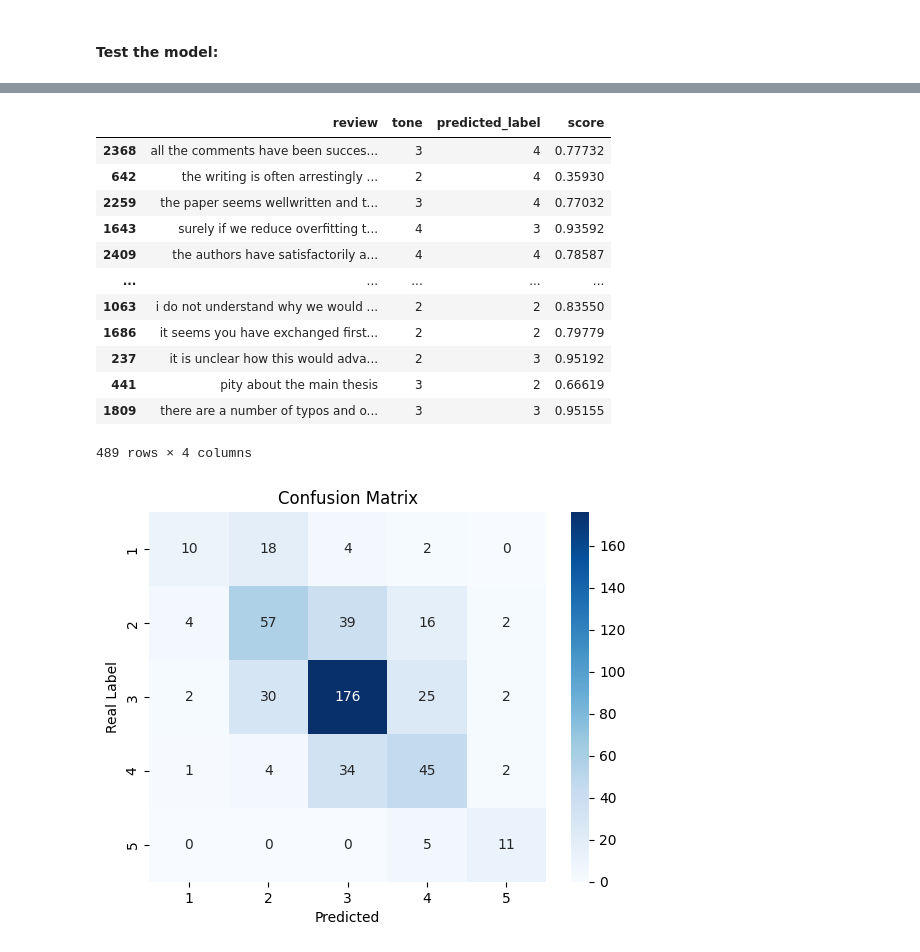
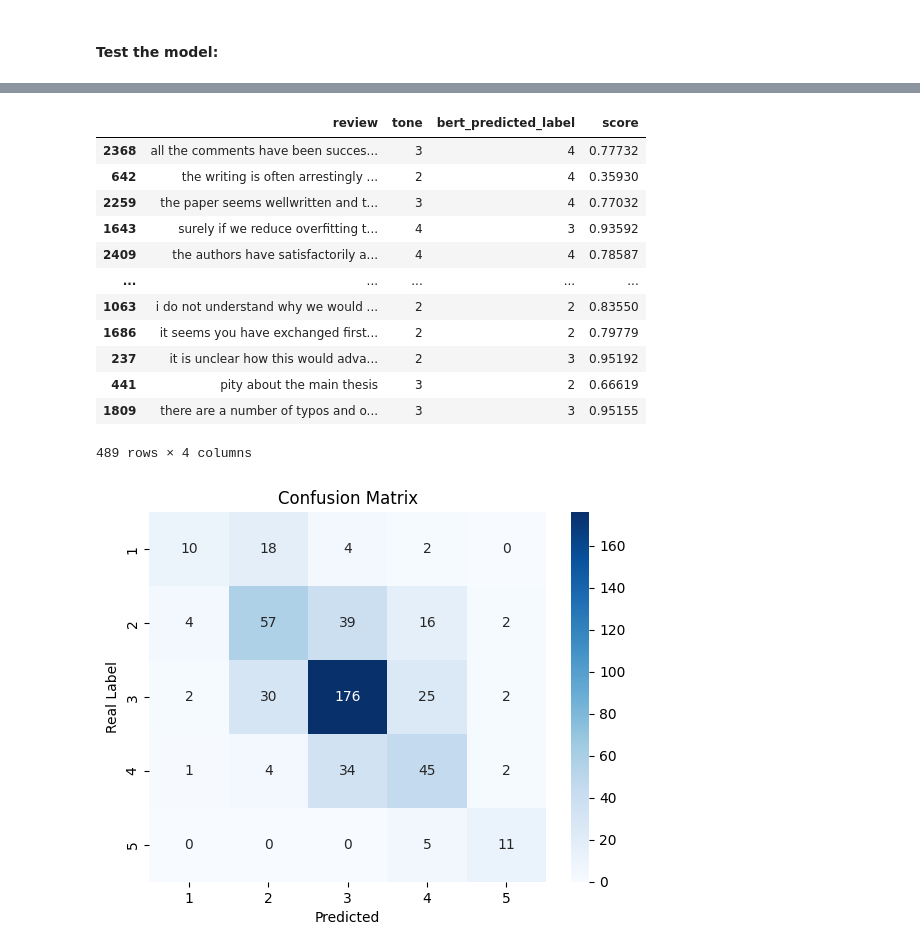
Before and after one commit to Gianini2/politeness1, a Jupyter notebook: politepeer-classification.ipynb, the cells around one changed output, grey strips where cells are left out. Saved outputs shown, nothing was run; the diff lists cells and outputs as text; code cells hidden in the pictures.

```diff
--- a/politepeer-classification.ipynb
+++ b/politepeer-classification.ipynb
@@ -434,15 +433,15 @@ Wall time: 21.5 s
 # %%
 ## Test Dataframe
 ## Preparing for confusion matrix
 
 predicted_dataframe = pd.DataFrame(classf_results)
 predicted_dataframe.set_index('index', inplace=True)
-df3 = pd.concat([test_dataframe, predicted_dataframe[['label','score']]], axis=1)
-df3.rename(columns={'label':'predicted_label'}, inplace=True)
-df3['tone'] = df3['tone'] + 1
-df3
+predicted_dataframe = pd.concat([test_dataframe, predicted_dataframe[['label','score']]], axis=1)
+predicted_dataframe.rename(columns={'label':'bert_predicted_label'}, inplace=True)
+predicted_dataframe['tone'] = predicted_dataframe['tone'] + 1
+predicted_dataframe
 # %% [output]
-|  | review | tone | predicted_label | score |
+|  | review | tone | bert_predicted_label | score |
 | 2368 | all the comments have been succes... | 3 | 4 | 0.77732 |
 | 642 | the writing is often arrestingly ... | 2 | 4 | 0.35930 |
 | 2259 | the paper seems wellwritten and t... | 3 | 4 | 0.77032 |
```
Also changed, not shown: parts of 45 cells of this notebook, 12 other files.
